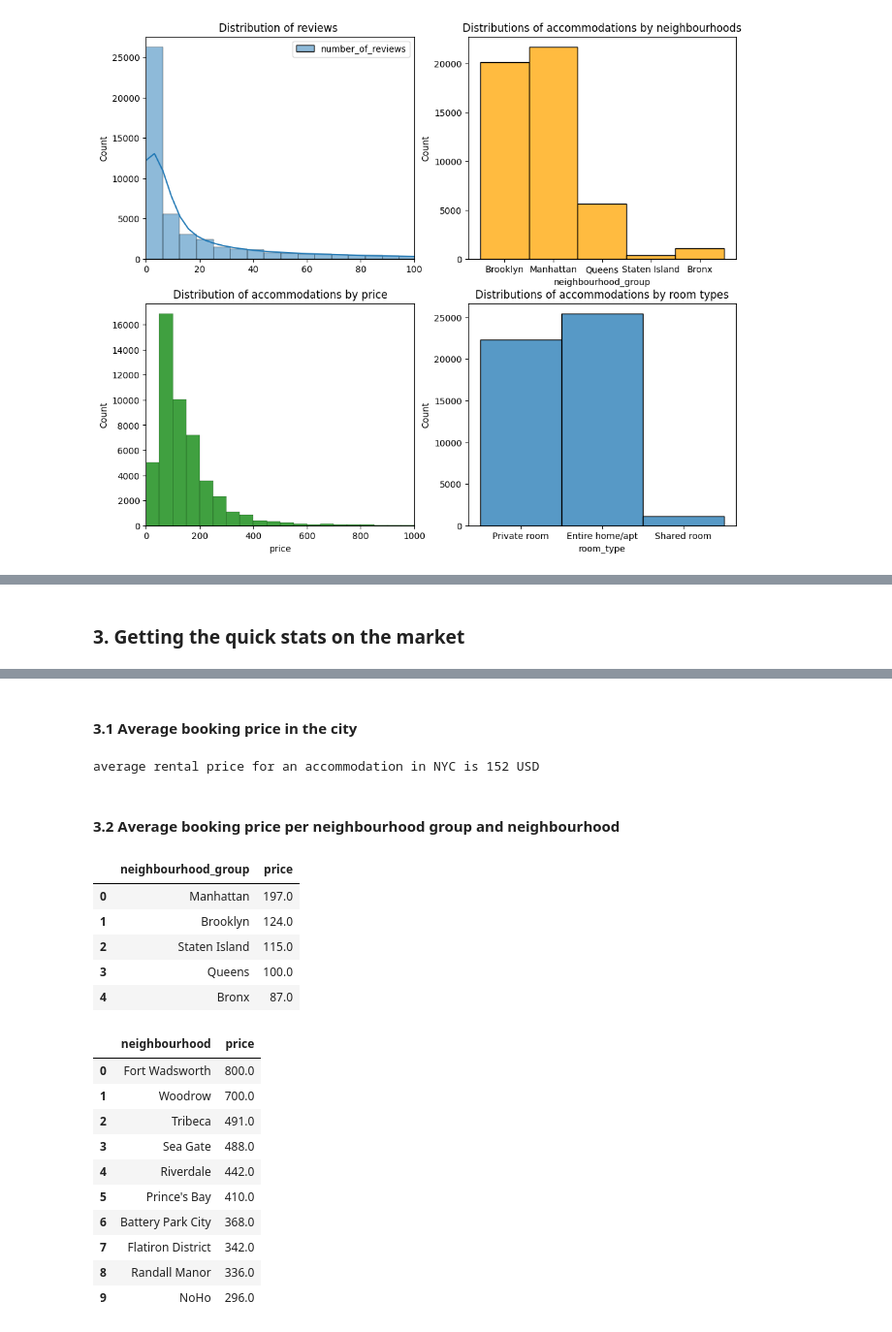
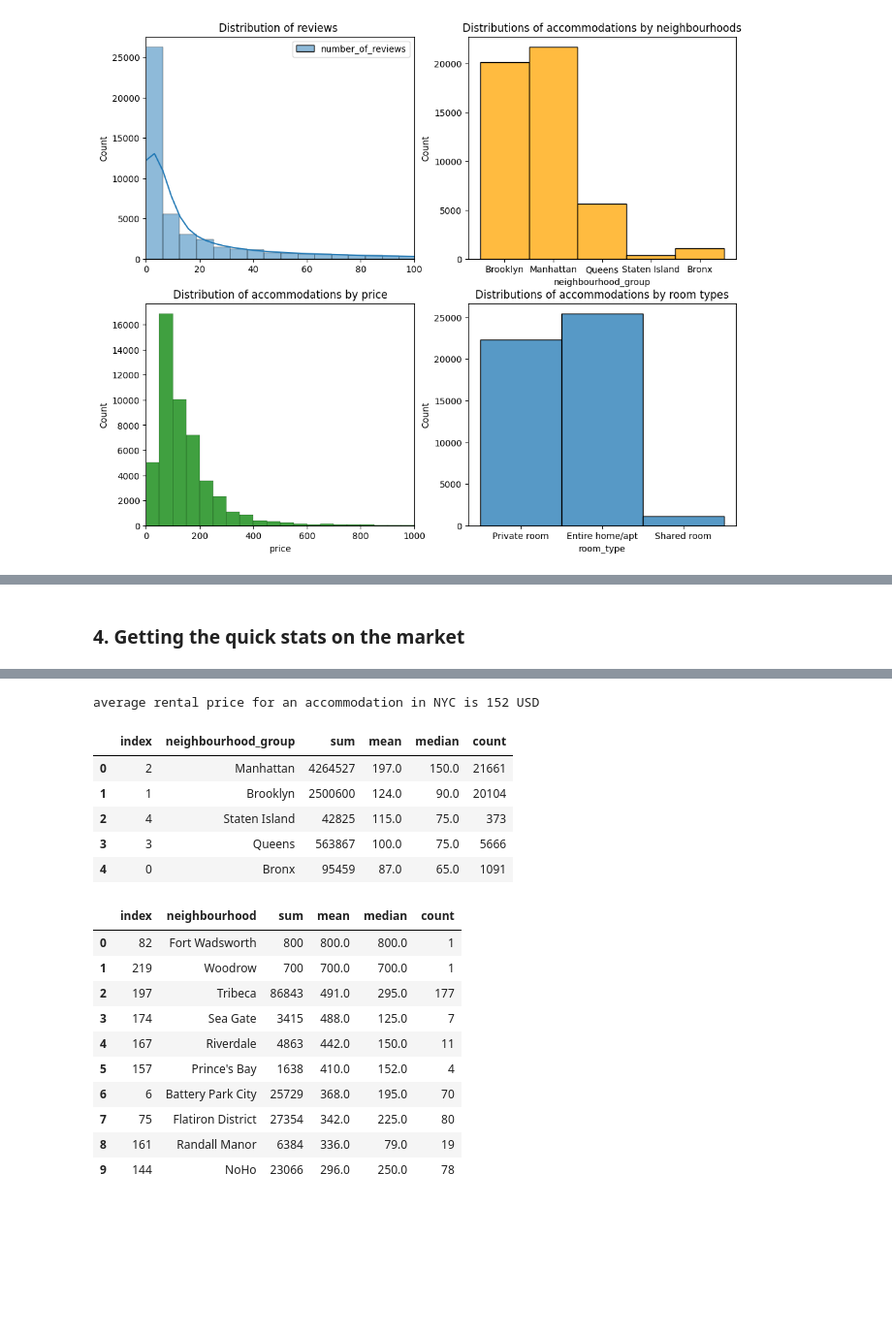
Before and after one commit to Dimasaur/my-airbnb-repo, a Jupyter notebook: airbnb_file.ipynb, the cells around one changed output, grey strips where cells are left out. Shown at 97% size. Drawn from its saved outputs; the diff is of its cells as text; code cells hidden in the pictures; blank space fills up the shorter version.

Commit message:
updated stats analysis + added finalization tasks

```diff
--- a/airbnb_file.ipynb
+++ b/airbnb_file.ipynb
@@ -92,7 +94,7 @@ nyc_map
 # %% [output]
 [interactive output not drawn]
 # %% [markdown]
-### 3. Getting the quick stats on the market
+### 4. Getting the quick stats on the market
 # %%
 data.describe()
 # %% [output]
@@ -105,41 +107,36 @@ data.describe()
 | 50% | 1.967728e+07 | 3.079382e+07 | 40.723070 | -73.955680 | 106.000000 | 3.000000 | 5.000000 | 0.720000 | ... |
 | 75% | 2.915218e+07 | 1.074344e+08 | 40.763115 | -73.936275 | 175.000000 | 5.000000 | 24.000000 | 2.020000 | ... |
 | max | 3.648724e+07 | 2.743213e+08 | 40.913060 | -73.712990 | 10000.000000 | 1250.000000 | 629.000000 | 58.500000 | ... |
-# %% [markdown]
-#### 3.1 Average booking price in the city
 # %%
 average_price = int(data.price.mean())
 print(f'average rental price for an accommodation in NYC is {average_price} USD')
 # %% [output]
 average rental price for an accommodation in NYC is 152 USD
-# %% [markdown]
-#### 3.2 Average booking price per neighbourhood group and neighbourhood
 # %%
-avg_price_neigroup = data.groupby('neighbourhood_group')['price'].mean().round(0).reset_index()
-avg_price_neigroup = avg_price_neigroup.sort_values(by="price", ascending=False).reset_index()
-avg_price_neigroup = avg_price_neigroup.drop(columns='index')
+avg_price_neigroup = data.groupby('neighbourhood_group')['price'].agg(["sum", "mean", "median", "count"]).round(0).reset_index()
+avg_price_neigroup = avg_price_neigroup.sort_values(by="mean", ascending=False).reset_index()
 avg_price_neigroup
 # %% [output]
-|  | neighbourhood_group | price |
-| 0 | Manhattan | 197.0 |
-| 1 | Brooklyn | 124.0 |
-| 2 | Staten Island | 115.0 |
-| 3 | Queens | 100.0 |
-| 4 | Bronx | 87.0 |
+|  | index | neighbourhood_group | sum | mean | median | count |
+| 0 | 2 | Manhattan | 4264527 | 197.0 | 150.0 | 21661 |
+| 1 | 1 | Brooklyn | 2500600 | 124.0 | 90.0 | 20104 |
+| 2 | 4 | Staten Island | 42825 | 115.0 | 75.0 | 373 |
+| 3 | 3 | Queens | 563867 | 100.0 | 75.0 | 5666 |
+| 4 | 0 | Bronx | 95459 | 87.0 | 65.0 | 1091 |
 # %%
-avg_price_neighbourhood = data.groupby('neighbourhood')['price'].mean().round(0).reset_index()
-avg_price_neighbourhood = avg_price_neighbourhood.sort_values(by="price", ascending=False).reset_index()
-avg_price_neighbourhood = avg_price_neighbourhood.drop(columns='index')
+avg_price_neighbourhood = data.groupby('neighbourhood')['price'].agg(["sum", "mean", "median", "count"]).round(0).reset_index()
+avg_price_neighbourhood = avg_price_neighbourhood.sort_values(by="mean", ascending=False).reset_index()
+# avg_price_neighbourhood = avg_price_neighbourhood.drop(columns='index')
 avg_price_neighbourhood[:10]
 # %% [output]
-|  | neighbourhood | price |
-| 0 | Fort Wadsworth | 800.0 |
-| 1 | Woodrow | 700.0 |
-| 2 | Tribeca | 491.0 |
-| 3 | Sea Gate | 488.0 |
-| 4 | Riverdale | 442.0 |
-| 5 | Prince's Bay | 410.0 |
-| 6 | Battery Park City | 368.0 |
-| 7 | Flatiron District | 342.0 |
-| 8 | Randall Manor | 336.0 |
-| 9 | NoHo | 296.0 |
+|  | index | neighbourhood | sum | mean | median | count |
+| 0 | 82 | Fort Wadsworth | 800 | 800.0 | 800.0 | 1 |
+| 1 | 219 | Woodrow | 700 | 700.0 | 700.0 | 1 |
+| 2 | 197 | Tribeca | 86843 | 491.0 | 295.0 | 177 |
+| 3 | 174 | Sea Gate | 3415 | 488.0 | 125.0 | 7 |
+| 4 | 167 | Riverdale | 4863 | 442.0 | 150.0 | 11 |
+| 5 | 157 | Prince's Bay | 1638 | 410.0 | 152.0 | 4 |
+| 6 | 6 | Battery Park City | 25729 | 368.0 | 195.0 | 70 |
+| 7 | 75 | Flatiron District | 27354 | 342.0 | 225.0 | 80 |
+| 8 | 161 | Randall Manor | 6384 | 336.0 | 79.0 | 19 |
+| 9 | 144 | NoHo | 23066 | 296.0 | 250.0 | 78 |
```
Also changed, not shown: parts of 8 cells of this notebook.
